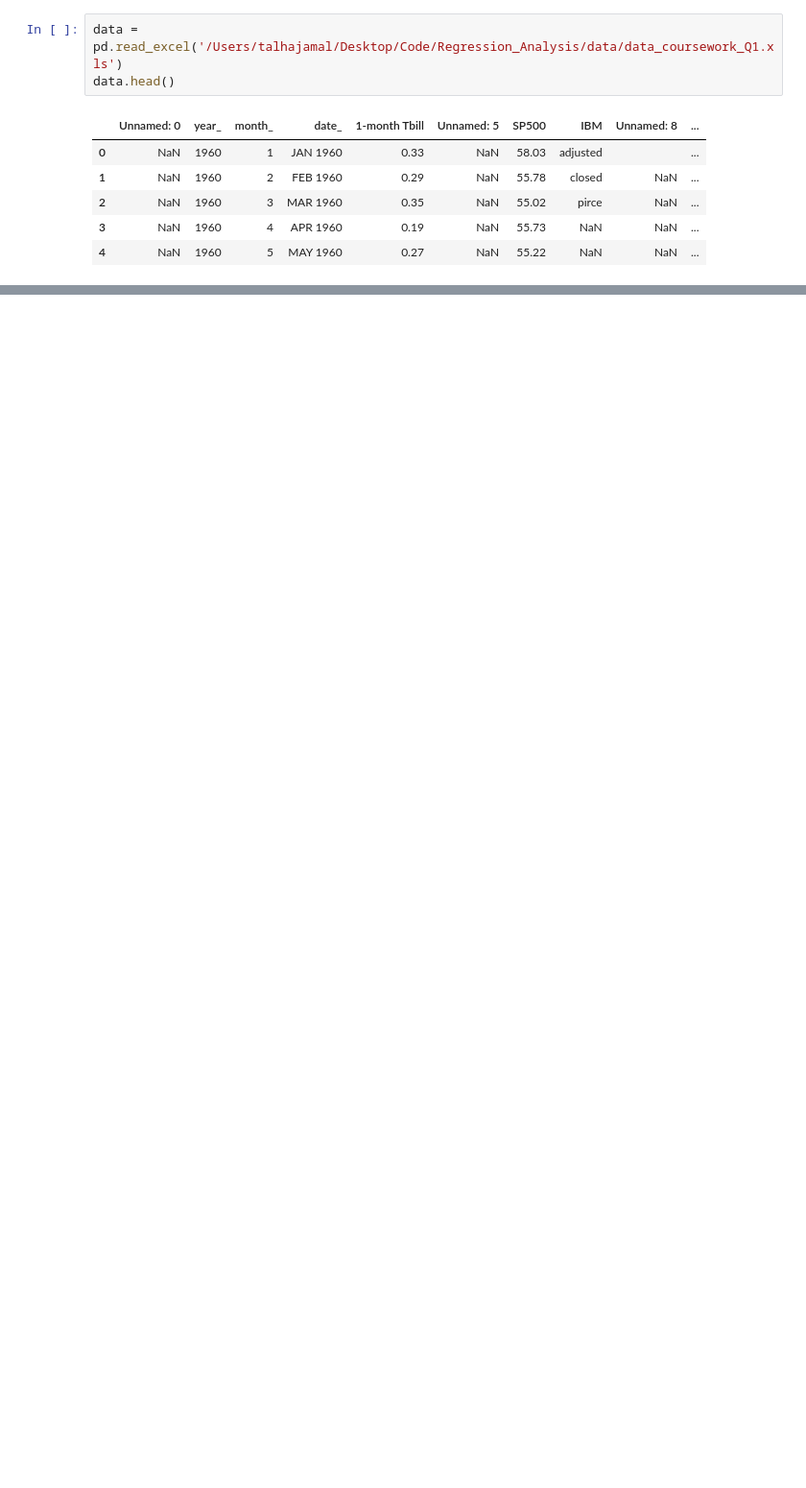
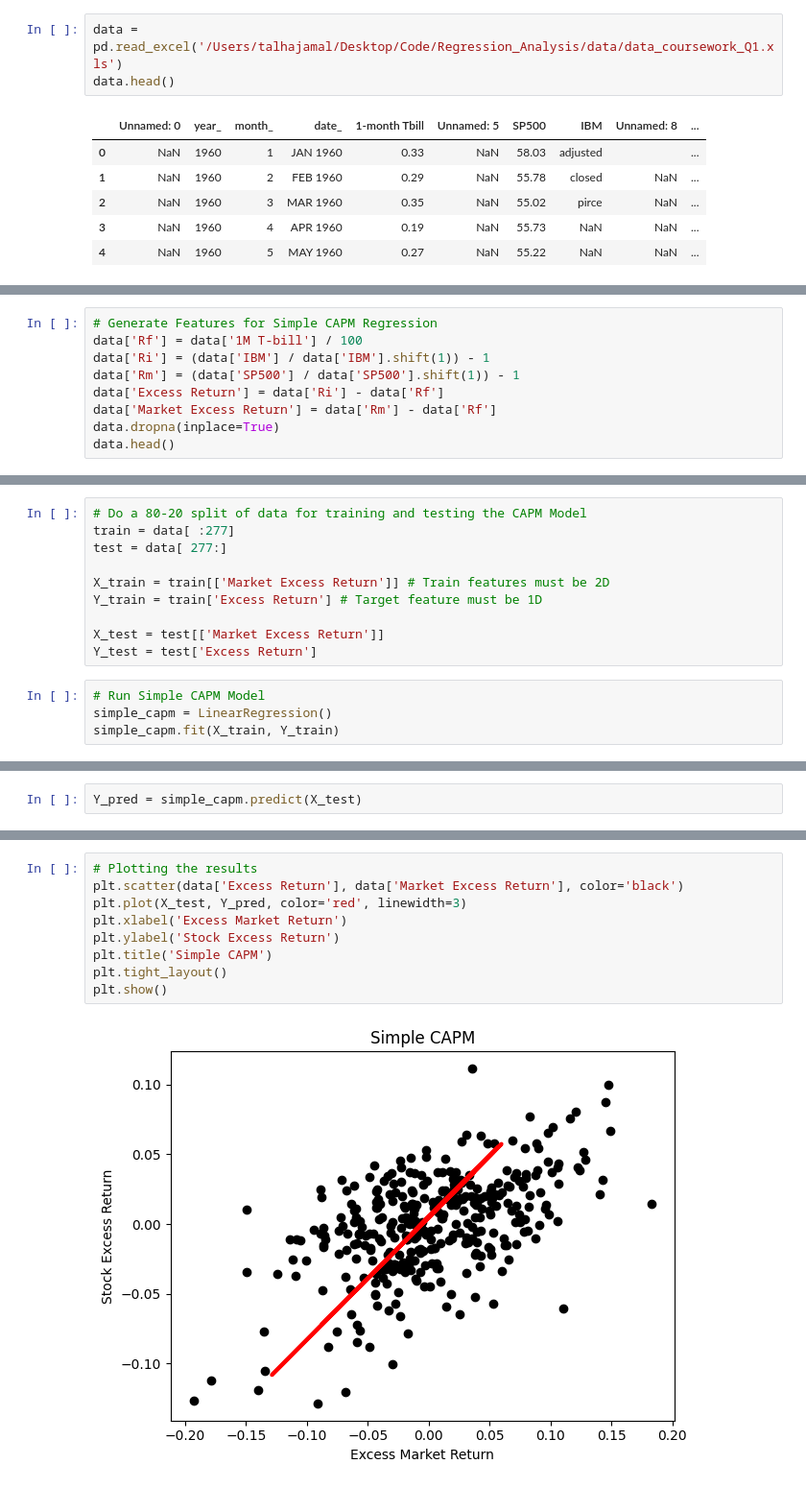
Before and after one commit to talhajamal11/regression_analysis, a Jupyter notebook: src/linear_regression .ipynb, the cells around one changed output, grey strips where cells are left out. Shown at 96% size. Cells and saved outputs as stored; diff of their text form; blank space fills up the shorter version.

Commit message:
fitting simple CAPM Model

```diff
--- a/src/linear_regression .ipynb
+++ b/src/linear_regression .ipynb
@@ -36,0 +24,9 @@ data.reset_index()
+# %%
+# Generate Features for Simple CAPM Regression
+data['Rf'] = data['1M T-bill'] / 100
+data['Ri'] = (data['IBM'] / data['IBM'].shift(1)) - 1
+data['Rm'] = (data['SP500'] / data['SP500'].shift(1)) - 1
+data['Excess Return'] = data['Ri'] - data['Rf']
+data['Market Excess Return'] = data['Rm'] - data['Rf']
+data.dropna(inplace=True)
+data.head()
@@ -36,0 +40,14 @@ data.reset_index()
+# %%
+# Do a 80-20 split of data for training and testing the CAPM Model
+train = data[ :277]
+test = data[ 277:]
+
+X_train = train[['Market Excess Return']] # Train features must be 2D
+Y_train = train['Excess Return'] # Target feature must be 1D
+
+X_test = test[['Market Excess Return']]
+Y_test = test['Excess Return']
+# %%
+# Run Simple CAPM Model
+simple_capm = LinearRegression()
+simple_capm.fit(X_train, Y_train)
@@ -36,0 +56,2 @@ data.reset_index()
+# %%
+Y_pred = simple_capm.predict(X_test)
@@ -36,0 +70,11 @@ data.reset_index()
+# %%
+# Plotting the results
+plt.scatter(data['Excess Return'], data['Market Excess Return'], color='black')
+plt.plot(X_test, Y_pred, color='red', linewidth=3)
+plt.xlabel('Excess Market Return')
+plt.ylabel('Stock Excess Return')
+plt.title('Simple CAPM')
+plt.tight_layout()
+plt.show()
+# %% [output]
+[figure, added]
```
Also changed, not shown: parts of 5 cells of this notebook, 1 other file.
